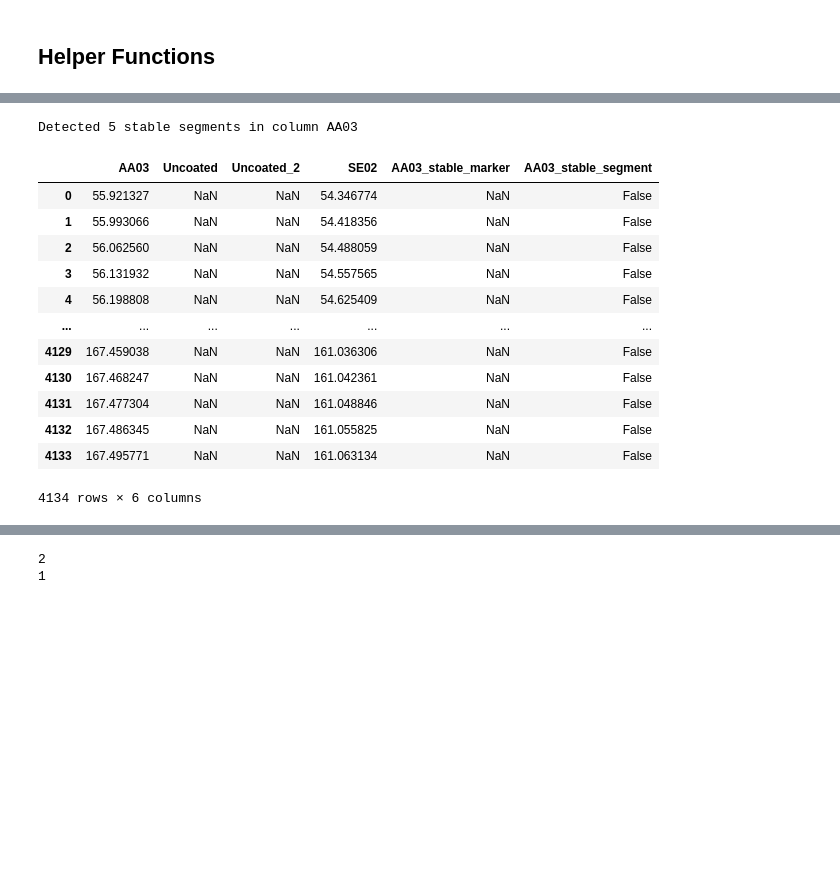
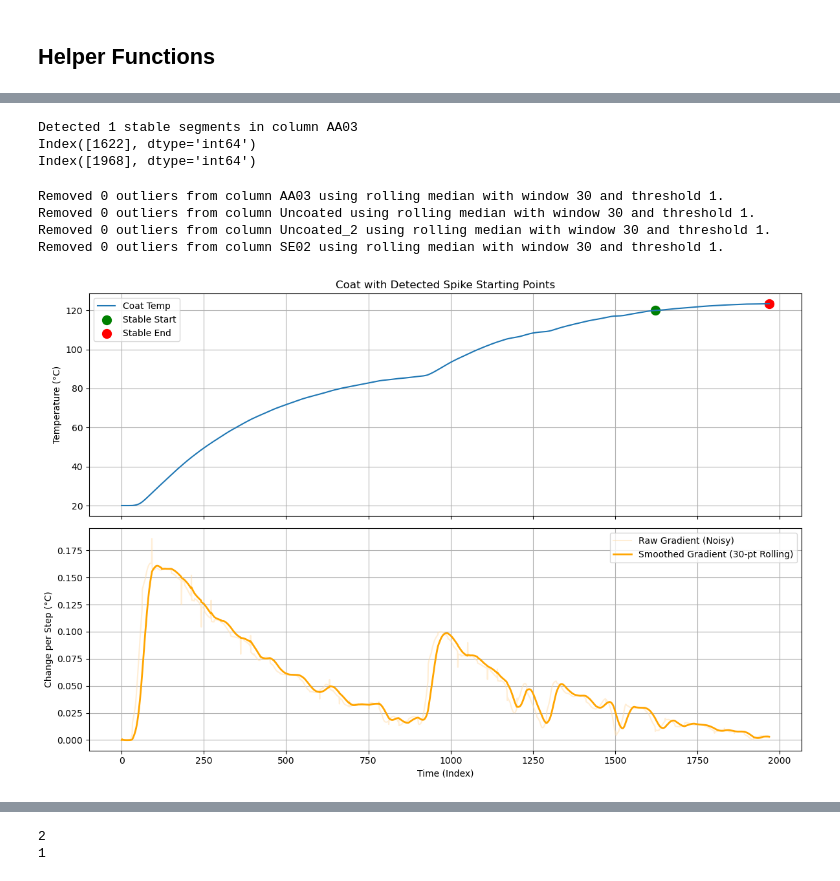
Before and after one commit to Ernest0828/Current-Cycling, a Jupyter notebook: flexlogger_pipeline/spikes.ipynb, the cells around one changed output, grey strips where cells are left out. Drawn from its saved outputs; the diff is of its cells as text; code cells hidden in the pictures; blank space fills up the shorter version.

```diff
--- a/flexlogger_pipeline/spikes.ipynb
+++ b/flexlogger_pipeline/spikes.ipynb
@@ -120,21 +148,66 @@ Detected 5 stable segments in column AA03
 # %%
-df = detect_stable_segments(df, 'AA03', smooth_window=30, gradient_window=30, stable_threshold=0.02, min_stable_length=120)
+df = detect_stable_segments(df, 'AA03', smooth_window=30, gradient_window=30, stable_threshold=0.02, min_stable_length=120, rise_threshold=0.07, lookback_window=600)
 df
+#print index of aa03_stable_segment that are True
+print(df[df['AA03_stable_start_marker'].notnull()].index)
+print(df[df['AA03_stable_end_marker'].notnull()].index)
 # %% [output]
-Detected 5 stable segments in column AA03
+Detected 1 stable segments in column AA03
+Index([1622], dtype='int64')
+Index([1968], dtype='int64')
-|  | AA03 | Uncoated | Uncoated_2 | SE02 | AA03_stable_marker | AA03_stable_segment |
-| 0 | 55.921327 | NaN | NaN | 54.346774 | NaN | False |
-| 1 | 55.993066 | NaN | NaN | 54.418356 | NaN | False |
-| 2 | 56.062560 | NaN | NaN | 54.488059 | NaN | False |
-| 3 | 56.131932 | NaN | NaN | 54.557565 | NaN | False |
-| 4 | 56.198808 | NaN | NaN | 54.625409 | NaN | False |
-| ... | ... | ... | ... | ... | ... | ... |
-| 4129 | 167.459038 | NaN | NaN | 161.036306 | NaN | False |
-| 4130 | 167.468247 | NaN | NaN | 161.042361 | NaN | False |
-| 4131 | 167.477304 | NaN | NaN | 161.048846 | NaN | False |
-| 4132 | 167.486345 | NaN | NaN | 161.055825 | NaN | False |
-| 4133 | 167.495771 | NaN | NaN | 161.063134 | NaN | False |
-4134 rows × 6 columns
+# %%
+start_col = 'AA03_stable_start_marker'
+end_col = 'AA03_stable_end_marker'
+
+cols = ["AA03", "Uncoated", "Uncoated_2", "SE02"]
+for col in cols:
+    df = remove_outliers_rolling(df, col, window=30, threshold=1)
+df[cols] = smoothen(df[cols], window_size=30)
+
+index = df.index
+coat_aa03 = df['AA03']
+coat_se02 = df['SE02']
+coat_uncoated = df['Uncoated']
+raw_gradient = coat_aa03.diff().fillna(0)  # Calculate the gradient and fill NaN values with 0
+coat_gradient_smooth = raw_gradient.rolling(window=30, min_periods=1).mean()
+
+
+
+fig, (ax1, ax2) = plt.subplots(2, 1, figsize=(12, 8), sharex=True)
+
+# Top Plot: Raw Temperature with detected start times
+ax1.plot(index, coat_aa03, label='Coat Temp', color='#1f77b4')
+# ax1.plot(index, coat_se02, label='SE02 Temp', color='#ff7f0e')
+# ax1.plot(index, coat_uncoated, label='Uncoated Temp', color='#9d9d9c')
+ax1.scatter(df[df[start_col].notnull()].index,
+            df.loc[df[start_col].notnull(), 'AA03'],
+            color='green', marker='o', s=100, label='Stable Start')
+
+ax1.scatter(df[df[end_col].notnull()].index,
+            df.loc[df[end_col].notnull(), 'AA03'],
+            color='red', marker='o', s=100, label='Stable End')
+ax1.set_ylabel('Temperature (°C)')
+ax1.set_title('Coat with Detected Spike Starting Points')
+ax1.legend()
+ax1.grid(True)
+
+# Bottom Plot: The Gradient (Rate of Change) showing the actual peaks
+ax2.plot(index, raw_gradient, label='Raw Gradient (Noisy)', color='navajowhite', alpha=0.5)
+ax2.plot(index, coat_gradient_smooth, label='Smoothed Gradient (30-pt Rolling)', color='orange', lw=2)
+#ax2.scatter(index[peaks], coat_gradient_smooth[peaks], color='red', marker='x', s=120, lw=2.5)
+ax2.set_xlabel('Time (Index)')
+ax2.set_ylabel('Change per Step (°C)')
+ax2.legend()
+ax2.grid(True)
+
+plt.tight_layout()
+plt.show()
+# %% [output]
+Removed 0 outliers from column AA03 using rolling median with window 30 and threshold 1.
+Removed 0 outliers from column Uncoated using rolling median with window 30 and threshold 1.
+Removed 0 outliers from column Uncoated_2 using rolling median with window 30 and threshold 1.
+Removed 0 outliers from column SE02 using rolling median with window 30 and threshold 1.
+[figure, added]
 # %%
 from scipy.signal import find_peaks
 
```
Also changed, not shown: parts of 4 cells of this notebook, 7 other files.
